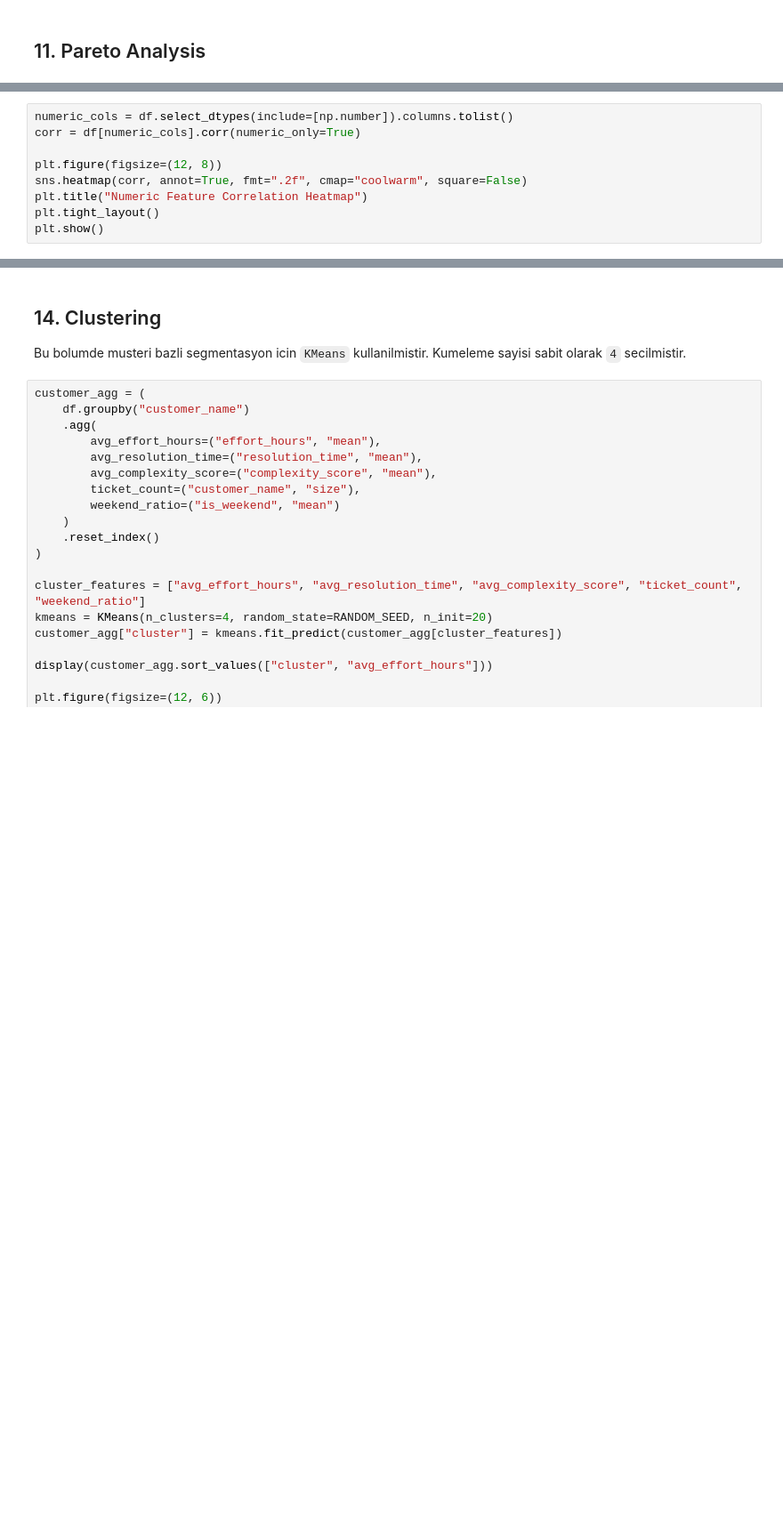
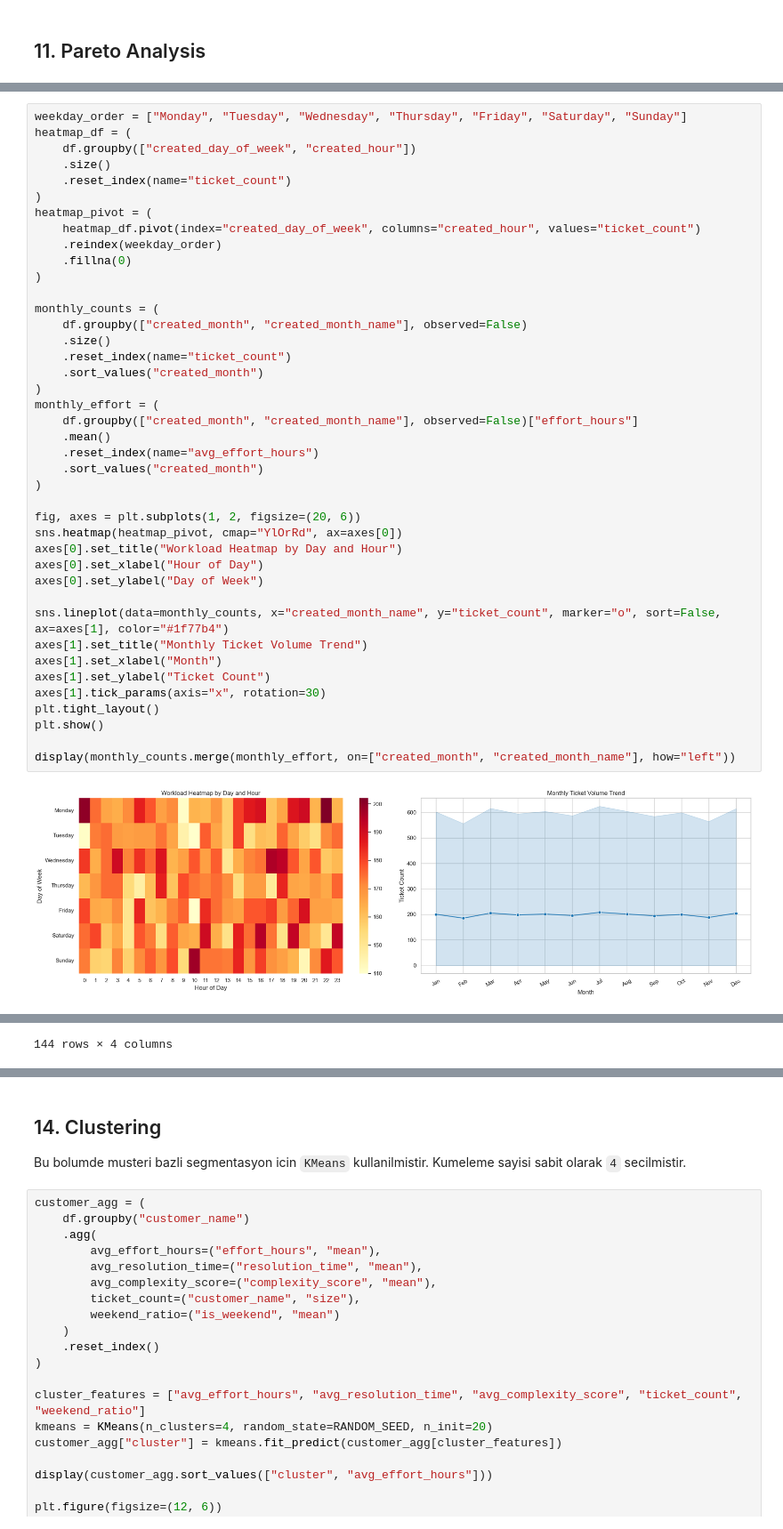
Before and after one commit to kadiraktech/EffortScope, a Jupyter notebook: EffortScope.ipynb, the cells around one changed output, grey strips where cells are left out. Shown at 89% size. Cells and saved outputs as stored; diff of their text form; blank space fills up the shorter version.

```diff
--- a/EffortScope.ipynb
+++ b/EffortScope.ipynb
@@ -415,9 +538,43 @@ display(pareto_df.head(10))
-# %%
-numeric_cols = df.select_dtypes(include=[np.number]).columns.tolist()
-corr = df[numeric_cols].corr(numeric_only=True)
-
-plt.figure(figsize=(12, 8))
-sns.heatmap(corr, annot=True, fmt=".2f", cmap="coolwarm", square=False)
-plt.title("Numeric Feature Correlation Heatmap")
-plt.tight_layout()
-plt.show()
+# %%
+weekday_order = ["Monday", "Tuesday", "Wednesday", "Thursday", "Friday", "Saturday", "Sunday"]
+heatmap_df = (
+    df.groupby(["created_day_of_week", "created_hour"])
+    .size()
+    .reset_index(name="ticket_count")
+)
+heatmap_pivot = (
+    heatmap_df.pivot(index="created_day_of_week", columns="created_hour", values="ticket_count")
+    .reindex(weekday_order)
+    .fillna(0)
+)
+
+monthly_counts = (
+    df.groupby(["created_month", "created_month_name"], observed=False)
+    .size()
+    .reset_index(name="ticket_count")
+    .sort_values("created_month")
+)
+monthly_effort = (
+    df.groupby(["created_month", "created_month_name"], observed=False)["effort_hours"]
+    .mean()
+    .reset_index(name="avg_effort_hours")
+    .sort_values("created_month")
+)
+
+fig, axes = plt.subplots(1, 2, figsize=(20, 6))
+sns.heatmap(heatmap_pivot, cmap="YlOrRd", ax=axes[0])
+axes[0].set_title("Workload Heatmap by Day and Hour")
+axes[0].set_xlabel("Hour of Day")
+axes[0].set_ylabel("Day of Week")
+
+sns.lineplot(data=monthly_counts, x="created_month_name", y="ticket_count", marker="o", sort=False, ax=axes[1], color="#1f77b4")
+axes[1].set_title("Monthly Ticket Volume Trend")
+axes[1].set_xlabel("Month")
+axes[1].set_ylabel("Ticket Count")
+axes[1].tick_params(axis="x", rotation=30)
+plt.tight_layout()
+plt.show()
+
+display(monthly_counts.merge(monthly_effort, on=["created_month", "created_month_name"], how="left"))
+# %% [output]
+[figure, added]
@@ -424 +593,2 @@ plt.show()
+144 rows × 4 columns
 # %% [markdown]
```
Also changed, not shown: parts of 22 cells of this notebook, 4 other files.
